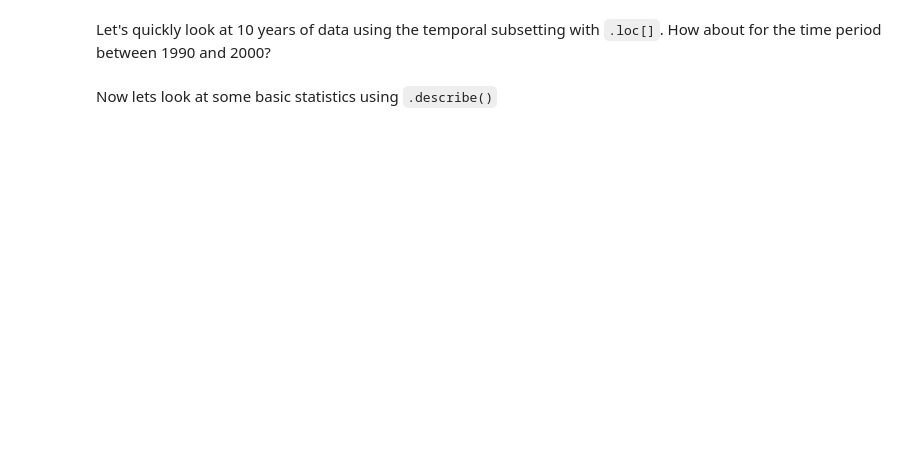
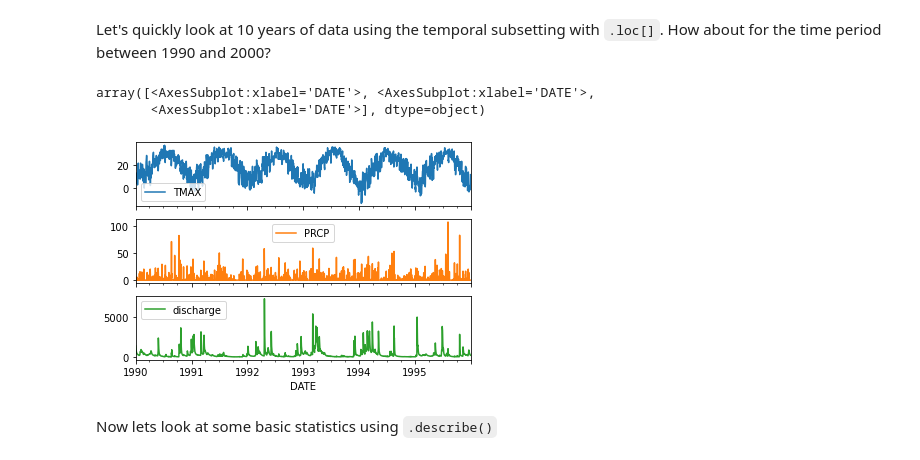
Before and after one commit to reggiewilcox/ISAT420_Code, a Jupyter notebook: W4_1_ClimateData/code/aggregatingData.ipynb, the cells around one changed output. Cells and saved outputs as stored; diff of their text form; code cells hidden in the pictures; blank space fills up the shorter version.

```diff
--- a/W4_1_ClimateData/code/aggregatingData.ipynb
+++ b/W4_1_ClimateData/code/aggregatingData.ipynb
@@ -19,7 +19,9 @@ Now we need to read our data. Let's do the weather station data first, which we
 The data csv file is is location in the `W3_1_WeatherDataTimeSeries/data/` folder and named `USC00442208_19000101-20240122.csv`
 # %%
 # complete the line below to point to the correct weather data file
-weatherDataPath =
+weatherDataPath = "../../W3_1_WeatherDataTimeSeries/data/USC00442208_19000101-20240122.csv"
+#weatherDataPath = "USC00442208_19000101-20240122.csv"
+
 #
 weatherData = pd.read_csv(weatherDataPath,
                     #  Make sure the dates import in datetime format. We tell pandas that this is a date and not text.
@@ -56,7 +88,7 @@ We can simply copy the `'TMAX'` and `PCRP` columns to a new dataframe and then a
 # %%
 # Complete the code below and check what happened. How was the data alinged?
-listOfColumns =
+listOfColumns = ['TMAX', 'PRCP']
 dataCombined = weatherData[listOfColumns].copy()
-dataCombined['discharge']= discharge['discharge_cfs']
+dataCombined['discharge']= dischargeData['discharge_cfs']
 
 dataCombined
@@ -63,7 +110,11 @@ dataCombined
 # %% [markdown]
 Let's quickly look at 10 years of data using the temporal subsetting with `.loc[]`. How about for the time period between 1990 and 2000?
 # %%
-dataCombined.loc[].plot(subplots = True)
+dataCombined.loc["1990":"1995"].plot(subplots = True)
+# %% [output]
+array([<AxesSubplot:xlabel='DATE'>, <AxesSubplot:xlabel='DATE'>,
+       <AxesSubplot:xlabel='DATE'>], dtype=object)
+[figure, added]
 # %% [markdown]
 Now lets look at some basic statistics using `.describe()`
 # %%
```
Also changed, not shown: parts of 8 cells of this notebook, 3 other files.
